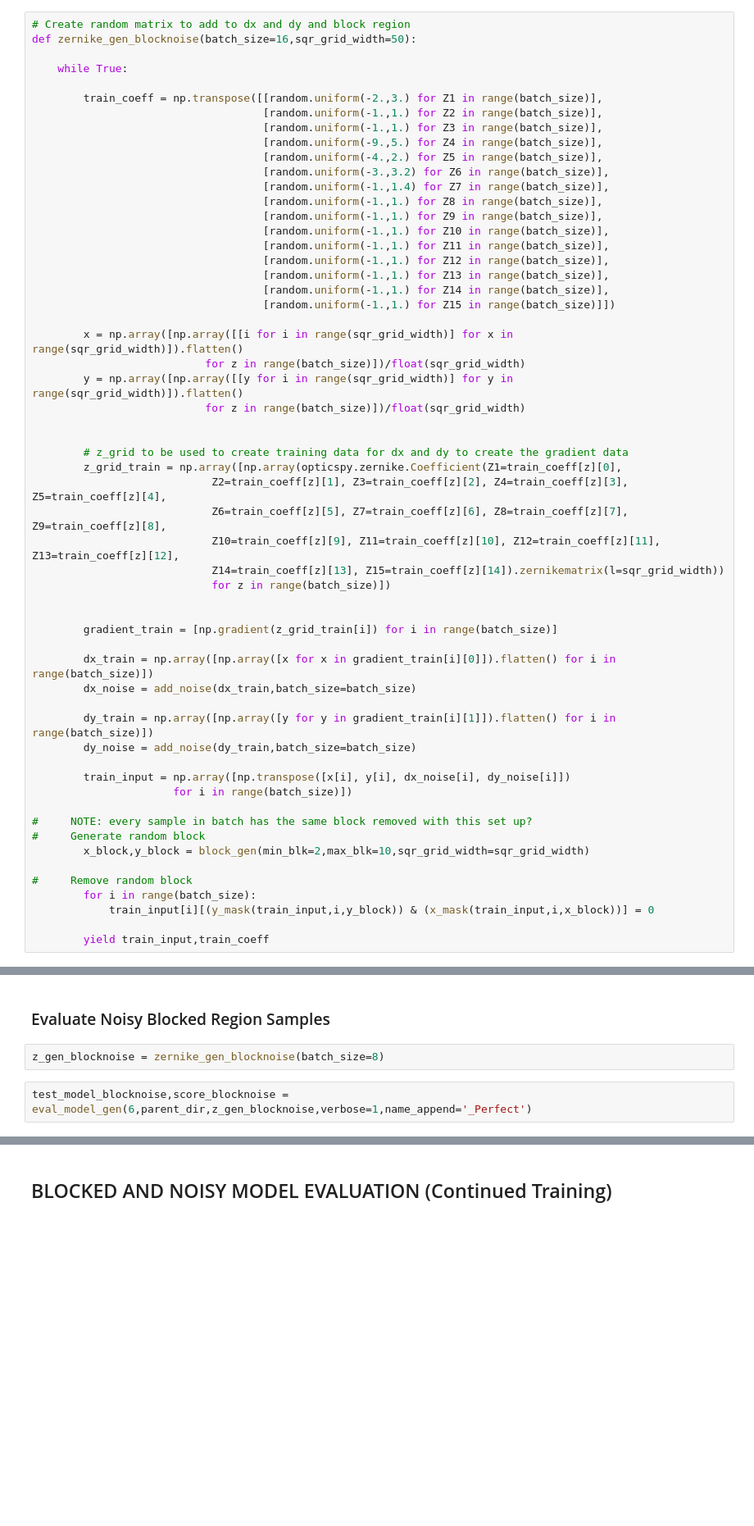
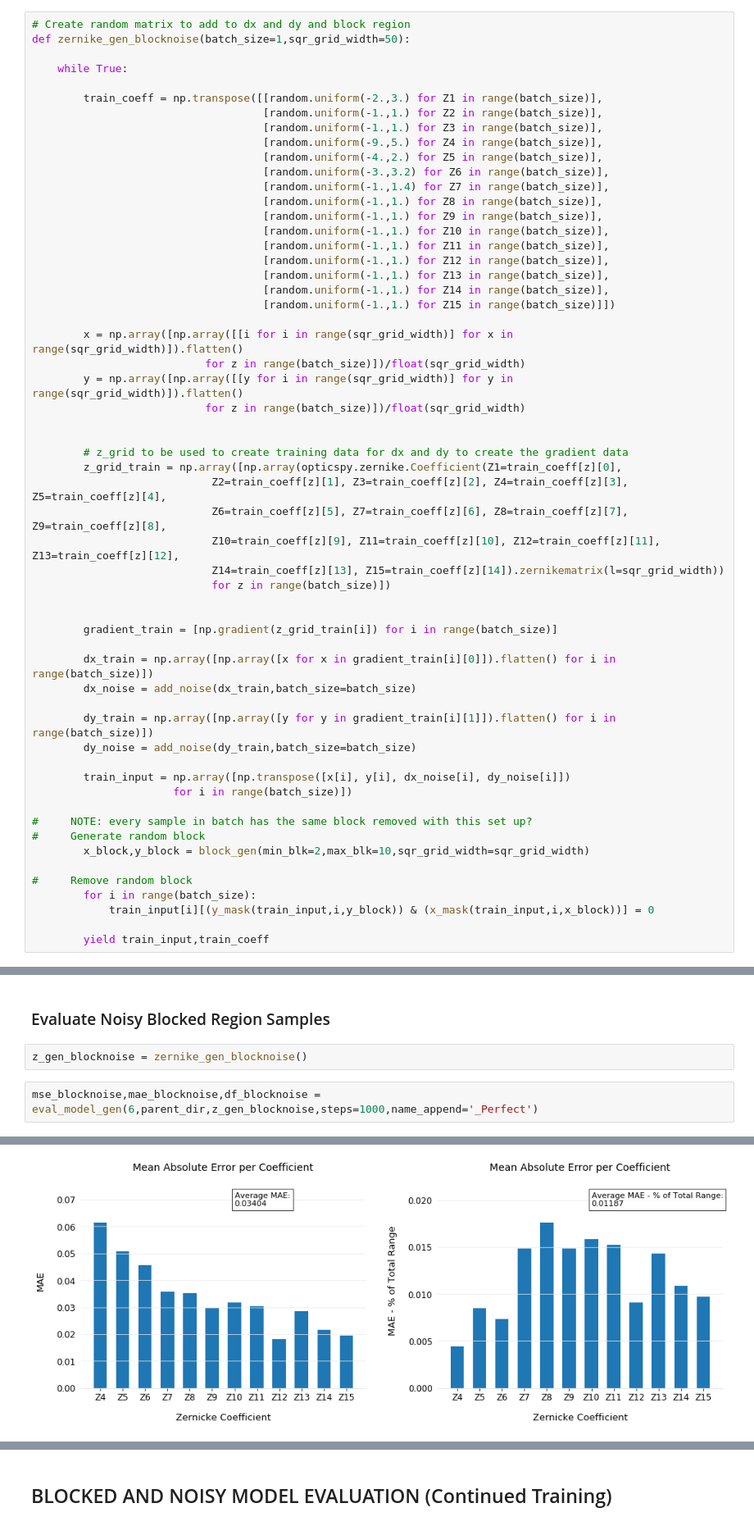
Before and after one commit to aambrose-unh/zernike_coeff_prediction, a Jupyter notebook: Appendix C - Evaluate.ipynb, the cells around one changed output, grey strips where cells are left out. Shown at 82% size. Drawn from its saved outputs; the diff is of its cells as text; blank space fills up the shorter version.

```diff
--- a/Appendix C - Evaluate.ipynb
+++ b/Appendix C - Evaluate.ipynb
@@ -232,7 +233,7 @@ def zernike_gen_noise(batch_size=16,sqr_grid_width=50):
         yield train_input,train_coeff
 # %%
 # Create random matrix to add to dx and dy and block region
-def zernike_gen_blocknoise(batch_size=16,sqr_grid_width=50):
+def zernike_gen_blocknoise(batch_size=1,sqr_grid_width=50):
 
     while True:
 
@@ -342,7 +536,7 @@ print(test_model_noise.metrics_names,'\n',score_noise)
 # %% [markdown]
 ### Evaluate Noisy Blocked Region Samples
 # %%
-z_gen_blocknoise = zernike_gen_blocknoise(batch_size=8)
+z_gen_blocknoise = zernike_gen_blocknoise()
 # %%
-test_model_blocknoise,score_blocknoise = eval_model_gen(6,parent_dir,z_gen_blocknoise,verbose=1,name_append='_Perfect')
+mse_blocknoise,mae_blocknoise,df_blocknoise = eval_model_gen(6,parent_dir,z_gen_blocknoise,steps=1000,name_append='_Perfect')
 # %% [output]
@@ -349,0 +543 @@ test_model_blocknoise,score_blocknoise = eval_model_gen(6,parent_dir,z_gen_block
+[figure, added]
```
Also changed, not shown: parts of 69 cells of this notebook.
